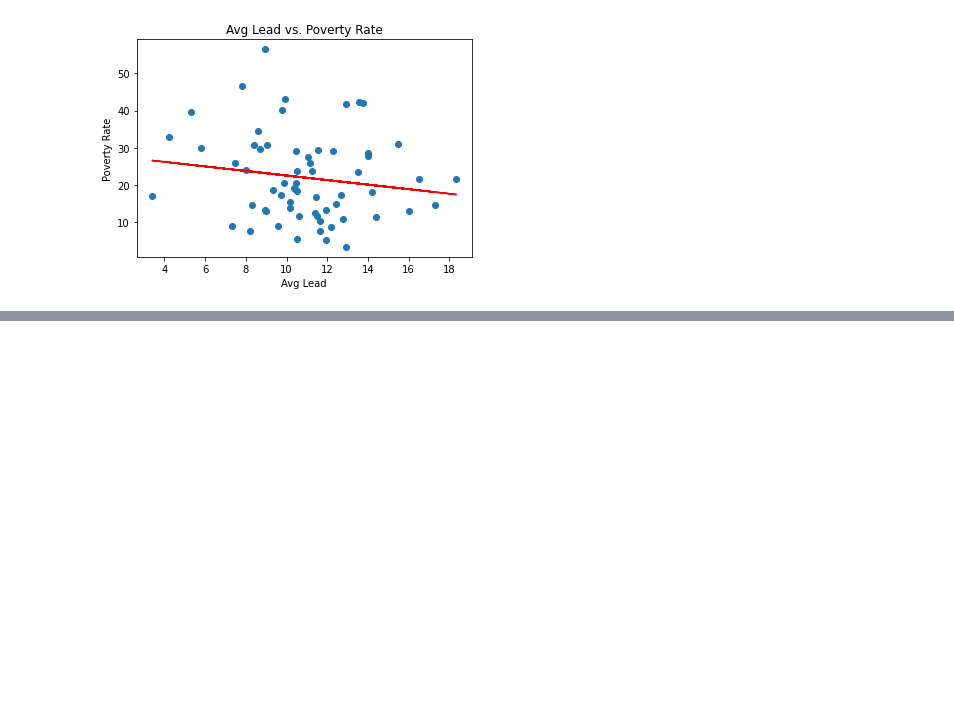
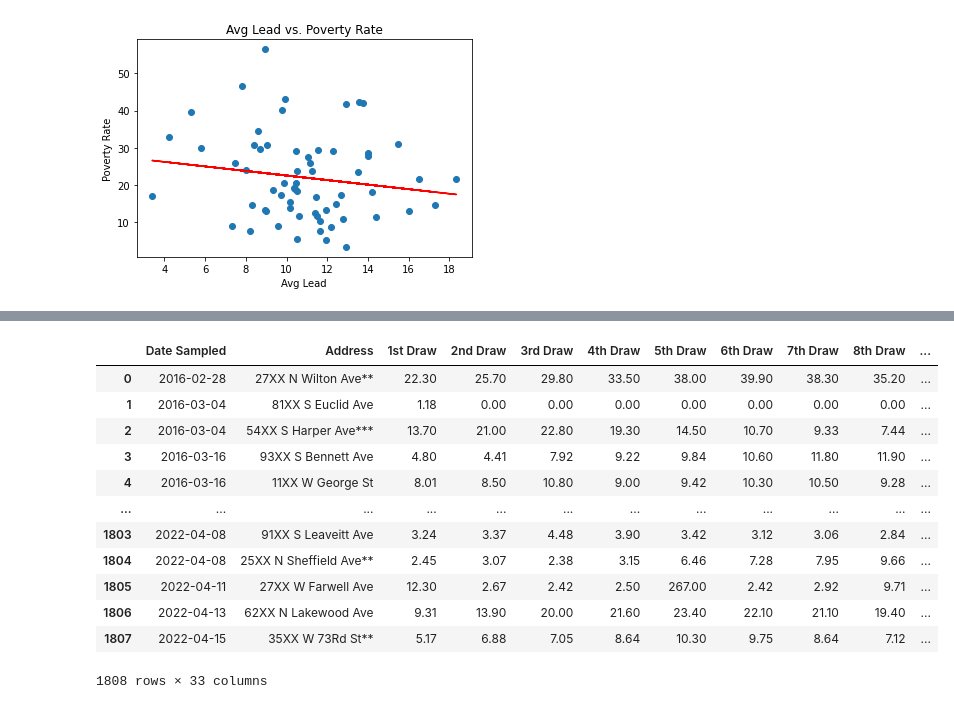
Before and after one commit to Environmental-Research-Group/data_analysis_22_23, a Jupyter notebook: kevinlin/intro.ipynb, the cells around one changed output, grey strips where cells are left out. Cells and saved outputs as stored; diff of their text form; code cells hidden in the pictures; blank space fills up the shorter version.

```diff
--- a/kevinlin/intro.ipynb
+++ b/kevinlin/intro.ipynb
@@ -443,0 +464,17 @@ regplot(df["avg draws"], df["PERCENT HOUSEHOLDS BELOW POVERTY"], "Avg Lead", "Po
+# %%
+df["Date Sampled"] = pd.to_datetime(df["Date Sampled"])
+df.sort_values(by="Date Sampled", ignore_index=True)
+# %% [output]
+|  | Date Sampled | Address | 1st Draw | 2nd Draw | 3rd Draw | 4th Draw | 5th Draw | 6th Draw | 7th Draw | 8th Draw | ... |
+| 0 | 2016-02-28 | 27XX N Wilton Ave** | 22.30 | 25.70 | 29.80 | 33.50 | 38.00 | 39.90 | 38.30 | 35.20 | ... |
+| 1 | 2016-03-04 | 81XX S Euclid Ave | 1.18 | 0.00 | 0.00 | 0.00 | 0.00 | 0.00 | 0.00 | 0.00 | ... |
+| 2 | 2016-03-04 | 54XX S Harper Ave*** | 13.70 | 21.00 | 22.80 | 19.30 | 14.50 | 10.70 | 9.33 | 7.44 | ... |
+| 3 | 2016-03-16 | 93XX S Bennett Ave | 4.80 | 4.41 | 7.92 | 9.22 | 9.84 | 10.60 | 11.80 | 11.90 | ... |
+| 4 | 2016-03-16 | 11XX W George St | 8.01 | 8.50 | 10.80 | 9.00 | 9.42 | 10.30 | 10.50 | 9.28 | ... |
+| ... | ... | ... | ... | ... | ... | ... | ... | ... | ... | ... | ... |
+| 1803 | 2022-04-08 | 91XX S Leaveitt Ave | 3.24 | 3.37 | 4.48 | 3.90 | 3.42 | 3.12 | 3.06 | 2.84 | ... |
+| 1804 | 2022-04-08 | 25XX N Sheffield Ave** | 2.45 | 3.07 | 2.38 | 3.15 | 6.46 | 7.28 | 7.95 | 9.66 | ... |
+| 1805 | 2022-04-11 | 27XX W Farwell Ave | 12.30 | 2.67 | 2.42 | 2.50 | 267.00 | 2.42 | 2.92 | 9.71 | ... |
+| 1806 | 2022-04-13 | 62XX N Lakewood Ave | 9.31 | 13.90 | 20.00 | 21.60 | 23.40 | 22.10 | 21.10 | 19.40 | ... |
+| 1807 | 2022-04-15 | 35XX W 73Rd St** | 5.17 | 6.88 | 7.05 | 8.64 | 10.30 | 9.75 | 8.64 | 7.12 | ... |
+1808 rows × 33 columns
```
Also changed, not shown: parts of 2 cells of this notebook, 1 other file.
